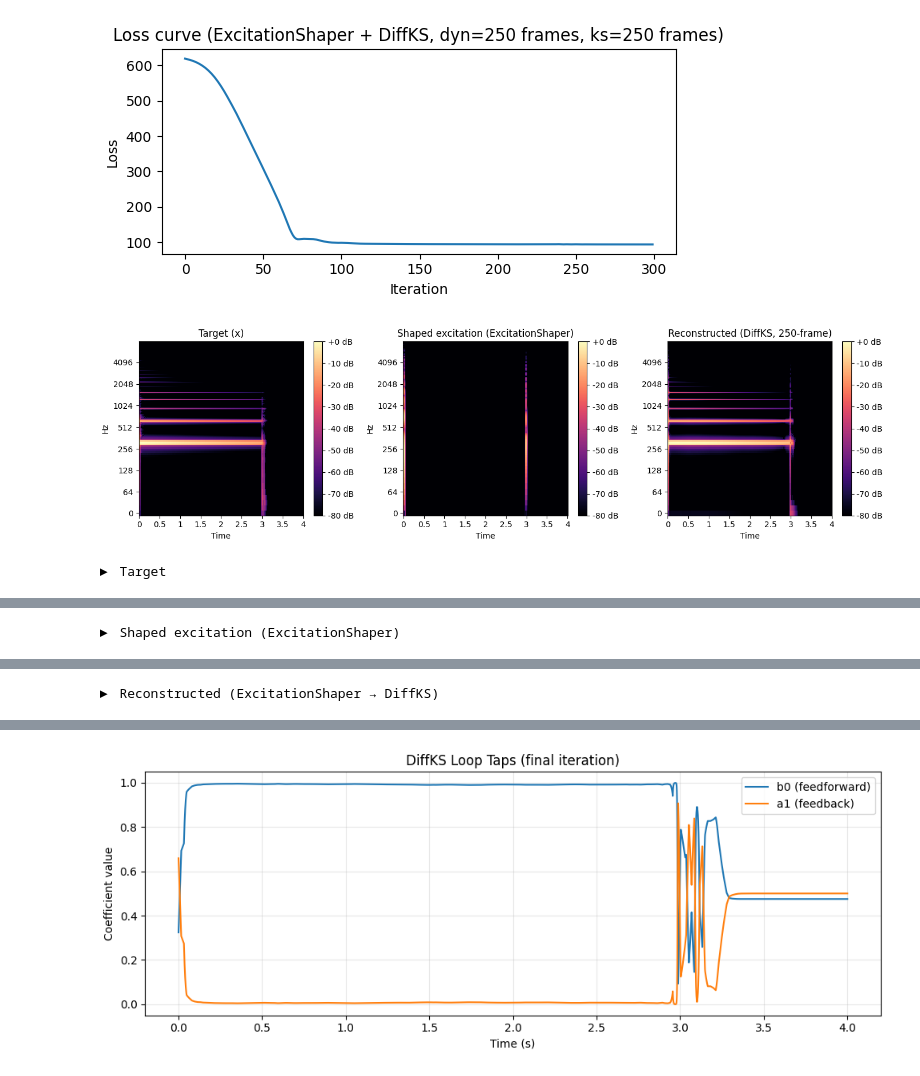
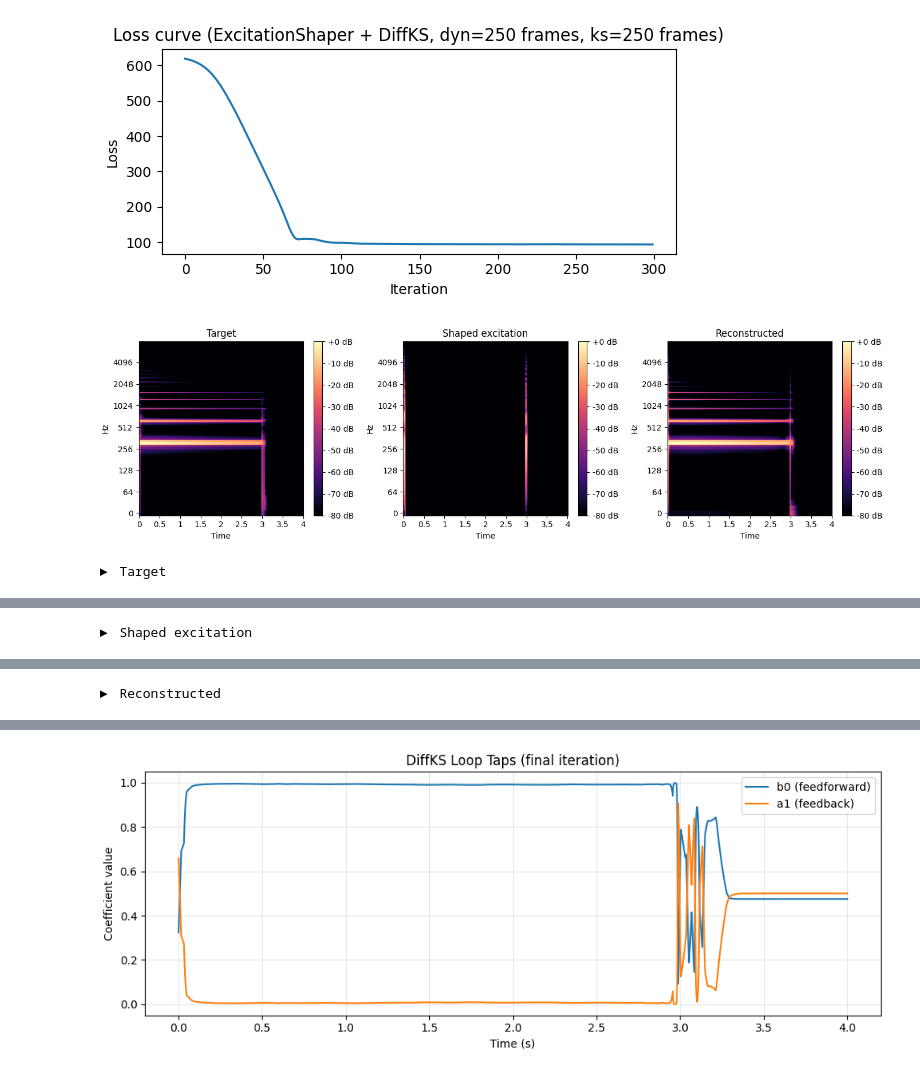
Before and after one commit to ptablasdpaula/DiffKarplusStrong_DMRN20, a Jupyter notebook: notebooks/e2_excitation_shaping.ipynb, the cells around one changed output, grey strips where cells are left out. Saved outputs shown, nothing was run; the diff lists cells and outputs as text; code cells hidden in the pictures.

```diff
--- a/examples/e2_excitation_shaping.ipynb
+++ b/notebooks/e2_excitation_shaping.ipynb
@@ -79,12 +79,6 @@ import numpy as np
 import matplotlib.pyplot as plt
 from tqdm import tqdm
 from IPython.display import Audio, display
-
-import sys, os
-acid_ddsp_root = os.path.join(os.getcwd(), "..", "TB303", "acid_ddsp")
-acid_ddsp_root = os.path.abspath(acid_ddsp_root)
-if acid_ddsp_root not in sys.path:
-    sys.path.append(acid_ddsp_root)
 
 from ddsp.utils import LogMSSLoss
 from ddsp.excitation_shaper import ExcitationShaper, segment_ids_from_onsets
@@ -130,10 +124,10 @@ for i in pbar:
 
     if i == num_iters - 1:
         x_shaped, _stats_shaper = shaper(f0=f0_n, input=noise_in, params=shaper_logits_samples, onsets=onsets_t, return_stats=True)
-        y_pred, _stats_diffks = diffks(f0=f0_n, input=x_shaped, l_b=diffks_logits_samples, return_stats=True)
+        y_pred, _stats_diffks = diffks(f0=f0_n, input=x_shaped, params=diffks_logits_samples, return_stats=True)
     else:
         x_shaped = shaper(f0=f0_n, input=noise_in, params=shaper_logits_samples, onsets=onsets_t)
-        y_pred = diffks(f0=f0_n, input=x_shaped, l_b=diffks_logits_samples)  # [1, N]
+        y_pred = diffks(f0=f0_n, input=x_shaped, params=diffks_logits_samples)  # [1, N]
 
     loss = loss_fn(y_pred.unsqueeze(1), x_tgt.unsqueeze(1))
     loss.backward()
@@ -176,44 +170,44 @@ def plot_spectrograms(signals, sr, titles, n_fft=1024, hop_length=256, vmin=-80,
         img = librosa.display.specshow(
             S_db,
             sr=sr,
             hop_length=hop_length,
             x_axis="time",
             y_axis="log",
             cmap="magma",
             vmin=vmin,
             vmax=vmax,
             ax=ax,
         )
         ax.set_title(title)
         fig.colorbar(img, ax=ax, format="%+2.0f dB")
     plt.tight_layout()
     plt.show()
 
 # Plot final results as spectrograms
 plot_spectrograms(
     [y_tgt, x_shaped_out, y_out],
     sr=sr,
     titles=[
-        "Target (x)",
-        "Shaped excitation (ExcitationShaper)",
-        f"Reconstructed (DiffKS, {num_frames}-frame)",
+        "Target",
+        "Shaped excitation",
+        f"Reconstructed",
     ],
 )
 
 # Listen to the results
 print("\n▶ Target")
 display(Audio(y_tgt, rate=sr))
-print("\n▶ Shaped excitation (ExcitationShaper)")
+print("\n▶ Shaped excitation")
 display(Audio(x_shaped_out, rate=sr))
-print("\n▶ Reconstructed (ExcitationShaper → DiffKS)")
+print("\n▶ Reconstructed")
 display(Audio(y_out, rate=sr))
 # %% [output]
-[figure, old version]
+[figure, new version]
 ▶ Target
 [interactive output not drawn]
-▶ Shaped excitation (ExcitationShaper)
+▶ Shaped excitation
 [interactive output not drawn]
-▶ Reconstructed (ExcitationShaper → DiffKS)
+▶ Reconstructed
 [interactive output not drawn]
 # %%
 from ddsp.utils import segment_ids_from_onsets
```
Also changed, not shown: 12 other files.
